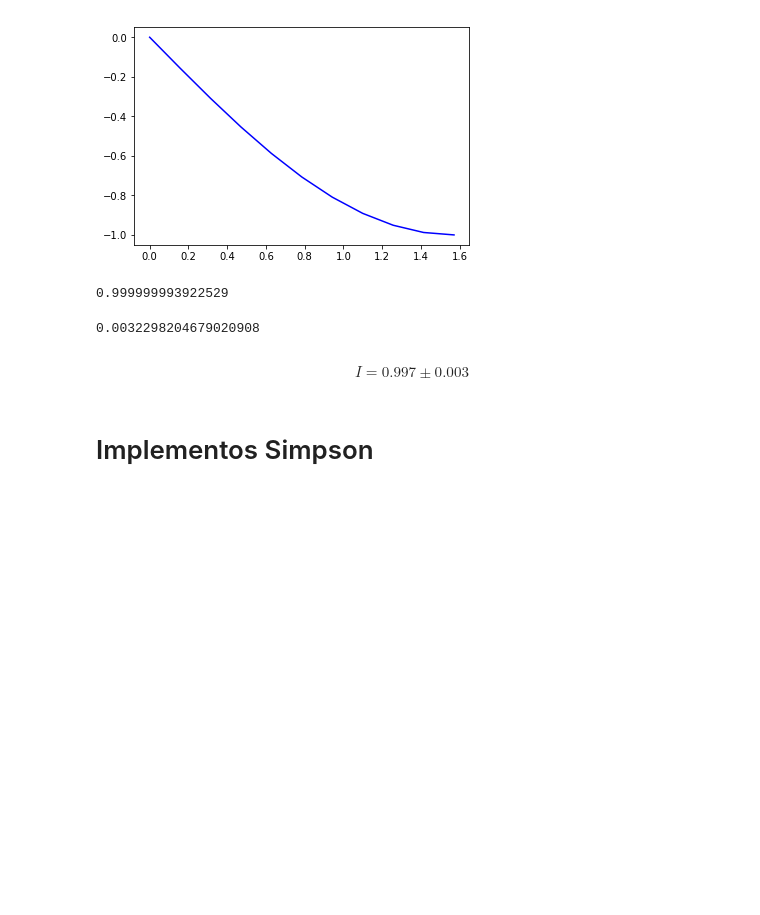
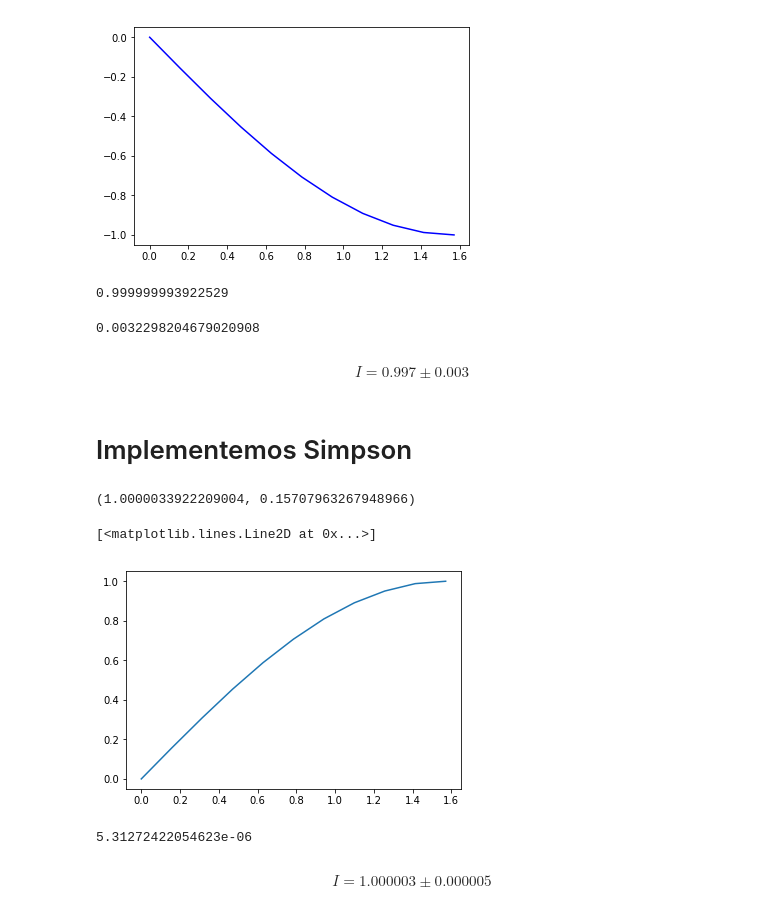
Before and after one commit to ray530/MetodosCompu2021, a Jupyter notebook: Week4/Integracion.ipynb, the cells around one changed output. Cells and saved outputs as stored; diff of their text form; code cells hidden in the pictures; blank space fills up the shorter version.

```diff
--- a/Week4/Integracion.ipynb
+++ b/Week4/Integracion.ipynb
@@ -75,4 +77,45 @@ print(Error)
 # %% [markdown]
 $$ I = 0.997 \pm 0.003 $$
 # %% [markdown]
-# Implementos Simpson
+# Implementemos Simpson
+# %%
+def SimpsonMethod(f,X):
+
+    h = (X[-1]-X[0])/(len(X)-1)
+
+    integral = 0.
+
+    integral += f(X[0])+f(X[-1])
+
+    for i in range( len(X[1:-1]) ):
+        if(i%2 == 0):
+            integral += 4.*f(X[i+1])
+
+        else:
+            integral += 2.*f(X[i+1])
+
+    integral *= h/3.
+
+
+    return integral, h
+# %%
+Integral, h = SimpsonMethod(Function,X)
+print(Integral,h)
+# %% [output]
+(1.0000033922209004, 0.15707963267948966)
+# %%
+def D4(f,x,h):
+
+    d = 0.
+
+    if(h!=0):
+        d = ( f(x+2*h) - 4*f(x+h) + 6*f(x) - 4*f(x-h) + f(x-2*h) )/h**4
+
+    return d
+# %%
+D4Y = D4(Function,X,h=0.001)
+# %%
+plt.plot(X,D4Y)
+# %% [output]
+[<matplotlib.lines.Line2D at 0x...>]
+[figure, added]
@@ -78,0 +130,7 @@ $$ I = 0.997 \pm 0.003 $$
+# %%
+Error = ErrorSimpsonMethod(X,D4Y,h)
+print(Error)
+# %% [output]
+5.31272422054623e-06
+# %% [markdown]
+$$ I = 1.000003 \pm 0.000005 $$
```
Also changed, not shown: parts of 2 cells of this notebook.
